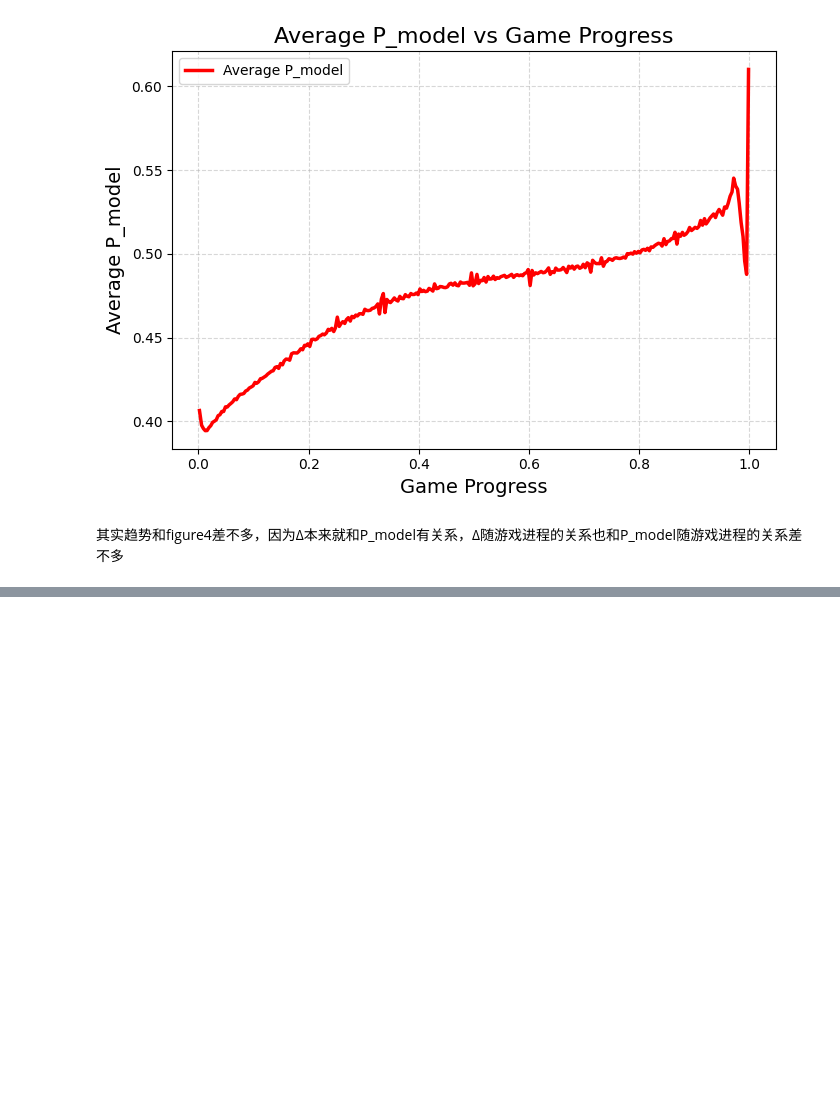
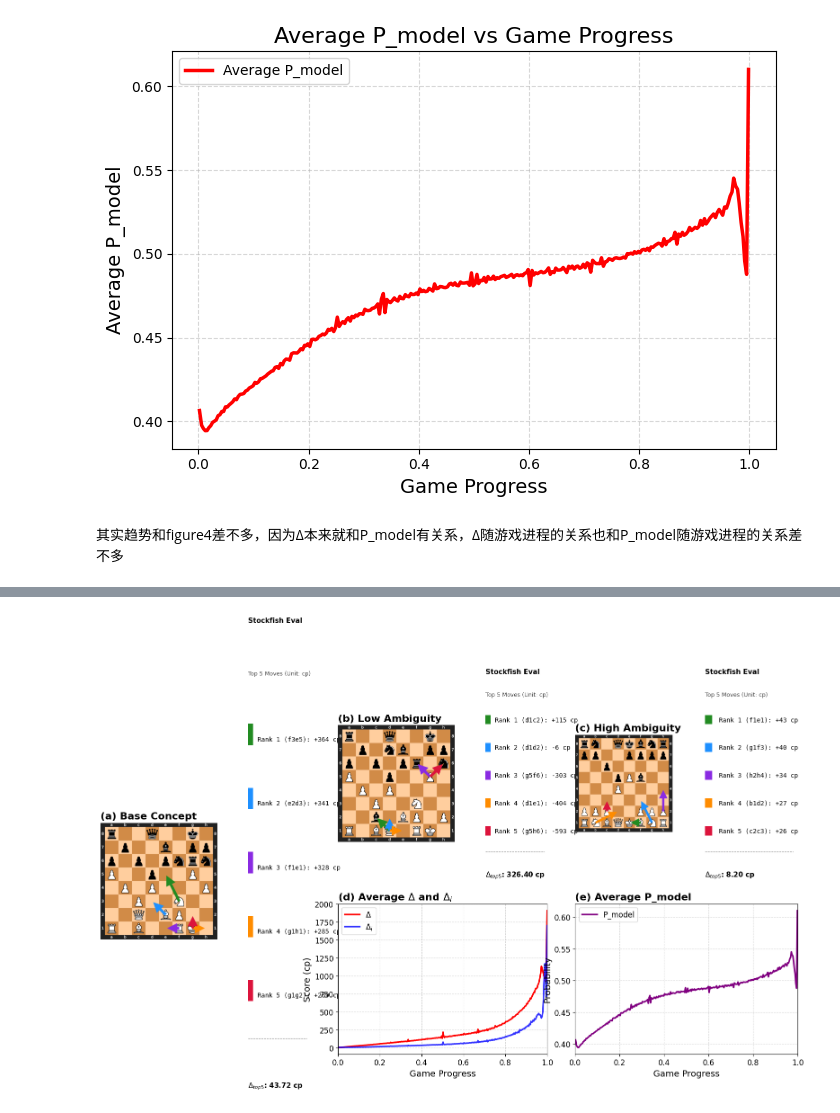
Before and after one commit to zZimablueee/Chess, a Jupyter notebook: complexity/delta_0/graphs/figure1.ipynb, the cells around one changed output, grey strips where cells are left out. Drawn from its saved outputs; the diff is of its cells as text; code cells hidden in the pictures; blank space fills up the shorter version.

```diff
--- a/complexity/delta_0/graphs/figure1.ipynb
+++ b/complexity/delta_0/graphs/figure1.ipynb
@@ -479,0 +513,93 @@ plt.show()
+# %%
+TITLE_FONT = 16
+LABEL_FONT = 14
+
+def draw_native_legend_repaired(ax, candidate_moves, is_white_turn=True):
+    ax.axis('off')
+    colors = ["#228B22", "#1E90FF", "#8A2BE2", "#FF8C00", "#DC143C"]
+    ax.text(0.0, 0.96, "Stockfish Eval", fontsize=11, fontweight='bold', va='top')
+    ax.text(0.0, 0.86, f"Top {len(candidate_moves)} Moves (Unit: cp)", fontsize=9, color='#444444', va='top')
+    # 循环绘制候选步
+    y = 0.72
+    for i, (uci, score) in enumerate(candidate_moves):
+        color = colors[i % len(colors)]
+        ax.add_patch(patches.Rectangle((0.0, y), 0.08, 0.04, facecolor=color, edgecolor='none'))
+        ax.text(0.15, y + 0.005, f"Rank {i+1} ({uci}): {score:+} cp", fontsize=10, fontfamily='monospace', va='bottom')
+        y -= 0.12
+
+    delta_val_calculated = np.nan # 默认值 NaN
+    if len(candidate_moves) > 1:
+        # 视角转换
+        sign = 1 if is_white_turn else -1
+        weights = [0.48, 0.24, 0.16, 0.12]
+        E1 = candidate_moves[0][1]
+        numerator = 0.0
+        denominator = 0.0
+        for i in range(1, len(candidate_moves)):
+            Ek = candidate_moves[i][1]
+            w_k = weights[i - 1]
+            numerator += w_k * (E1 - Ek) * sign
+            denominator += w_k
+        if denominator > 0:
+            delta_val_calculated = numerator / denominator
+    ax.plot([0.0, 0.95], [y + 0.05, y + 0.05], color='gray', lw=0.8, linestyle='--')
+    ax.text(0.0, y - 0.03, f"$\Delta_{{top5}}$: {delta_val_calculated:.2f} cp", fontsize=11, fontweight='bold', va='top')
+fig = plt.figure(figsize=(20, 10)) # 画布调回适中尺寸
+gs = gridspec.GridSpec(2, 6, figure=fig, width_ratios=[1.8, 1, 1.8, 1, 1.5, 1.5], wspace=0.3, hspace=0.3)
+test_moves_a = [("f3e5", 364), ("e2d3", 341), ("f1e1", 328), ("g1h1", 285), ("g1g2", 269)]
+test_moves_b = [("d1c2", 115), ("d1d2", -6), ("g5f6", -303), ("d1e1", -404), ("g5h6", -593)]
+test_moves_c = [("f1e1", 43), ("g1f3", 40), ("h2h4", 34), ("b1d2", 27), ("c2c3", 26)]
+
+# (a)
+ax_a_img = fig.add_subplot(gs[0:2, 0]) # 跨越两行
+ax_a_leg = fig.add_subplot(gs[0:2, 1]) # 跨越两行
+ax_a_leg.axis('off')
+# (b)
+ax_b_img = fig.add_subplot(gs[0, 2])
+ax_b_leg = fig.add_subplot(gs[0, 3])
+ax_b_leg.axis('off')
+# (c)
+ax_c_img = fig.add_subplot(gs[0, 4])
+ax_c_leg = fig.add_subplot(gs[0, 5])
+ax_c_leg.axis('off')
+img_configs = [(ax_a_img, 'board_a.png', '(a) Base Concept'),(ax_b_img, 'board_b.png', '(b) Low Ambiguity'),(ax_c_img, 'board_c.png', '(c) High Ambiguity')]
+
+for ax, img_name, label in img_configs:
+    ax.axis('off')
+    ax.set_title(label, loc='left', fontsize=TITLE_FONT, fontweight='bold')
+    try:
+        ax.imshow(mpimg.imread(img_name), aspect='equal')
+    except FileNotFoundError:
+        ax.text(0.5, 0.5, f'Please convert SVG to\n{img_name}', ha='center', va='center', fontsize=12, color='red')
+ax_d = fig.add_subplot(gs[1, 2:4])
+ax_e = fig.add_subplot(gs[1, 4:6])
+# (d) 画趋势图
+musk = df_moves[df_moves['Is_Forced'] != 1]
+musk['Progress_Bin'] = pd.cut(musk['Progress'], bins=300)
+df_mean_d = musk.groupby('Progress_Bin', observed=True)[['Δ', 'Δi']].mean().reset_index()
+df_mean_d['Progress'] = df_mean_d['Progress_Bin'].apply(lambda x: x.mid).astype(float)
+ax_d.plot(df_mean_d['Progress'], df_mean_d['Δ'], color='red', linewidth=2.5, label=r'$\Delta$')
+ax_d.plot(df_mean_d['Progress'], df_mean_d['Δi'], color='blue', linewidth=2.5, linestyle='-', alpha=0.8, label=r'$\Delta_i$')
+ax_d.set_title(r'(d) Average $\Delta$ and $\Delta_i$', loc='left', fontsize=TITLE_FONT, fontweight='bold')
+ax_d.set_ylabel(r'Score (cp)', fontsize=LABEL_FONT)
+ax_d.legend(loc='upper left', fontsize=LABEL_FONT-2)
+# (e) 画 P_model 图
+df_moves_e = df_moves
+df_moves_e['Progress_Bin'] = pd.cut(df_moves_e['Progress'], bins=300)
+df_mean_e = df_moves_e.groupby('Progress_Bin', observed=True)['P_model'].mean().reset_index()
+df_mean_e['Progress'] = df_mean_e['Progress_Bin'].apply(lambda x: x.mid).astype(float)
+ax_e.plot(df_mean_e['Progress'], df_mean_e['P_model'], color='purple', linewidth=2.5, label='P_model')
+ax_e.set_title('(e) Average P_model', loc='left', fontsize=TITLE_FONT, fontweight='bold')
+ax_e.set_ylabel('Probability', fontsize=LABEL_FONT)
+ax_e.legend(loc='upper left', fontsize=LABEL_FONT-2)
+for ax in [ax_d, ax_e]:
+    ax.set_xlabel('Game Progress', fontsize=LABEL_FONT)
+    ax.grid(True, linestyle='--', alpha=0.5)
+    ax.tick_params(axis='both', labelsize=LABEL_FONT-2)
+    ax.set_xlim(0, 1)
+draw_native_legend_repaired(ax_a_leg, test_moves_a, is_white_turn=True) # a图是白棋走
+draw_native_legend_repaired(ax_b_leg, test_moves_b, is_white_turn=True) # b图也是白棋走
+draw_native_legend_repaired(ax_c_leg, test_moves_c, is_white_turn=True) # c图也是白棋走
+plt.savefig('Figure1_Master_Publication_Repaired.pdf', format='pdf', bbox_inches='tight')
+plt.show()
+# %% [output]
@@ -479,0 +611 @@ plt.show()
+[figure, added]
```
Also changed, not shown: parts of 10 cells of this notebook, 7 other files.
